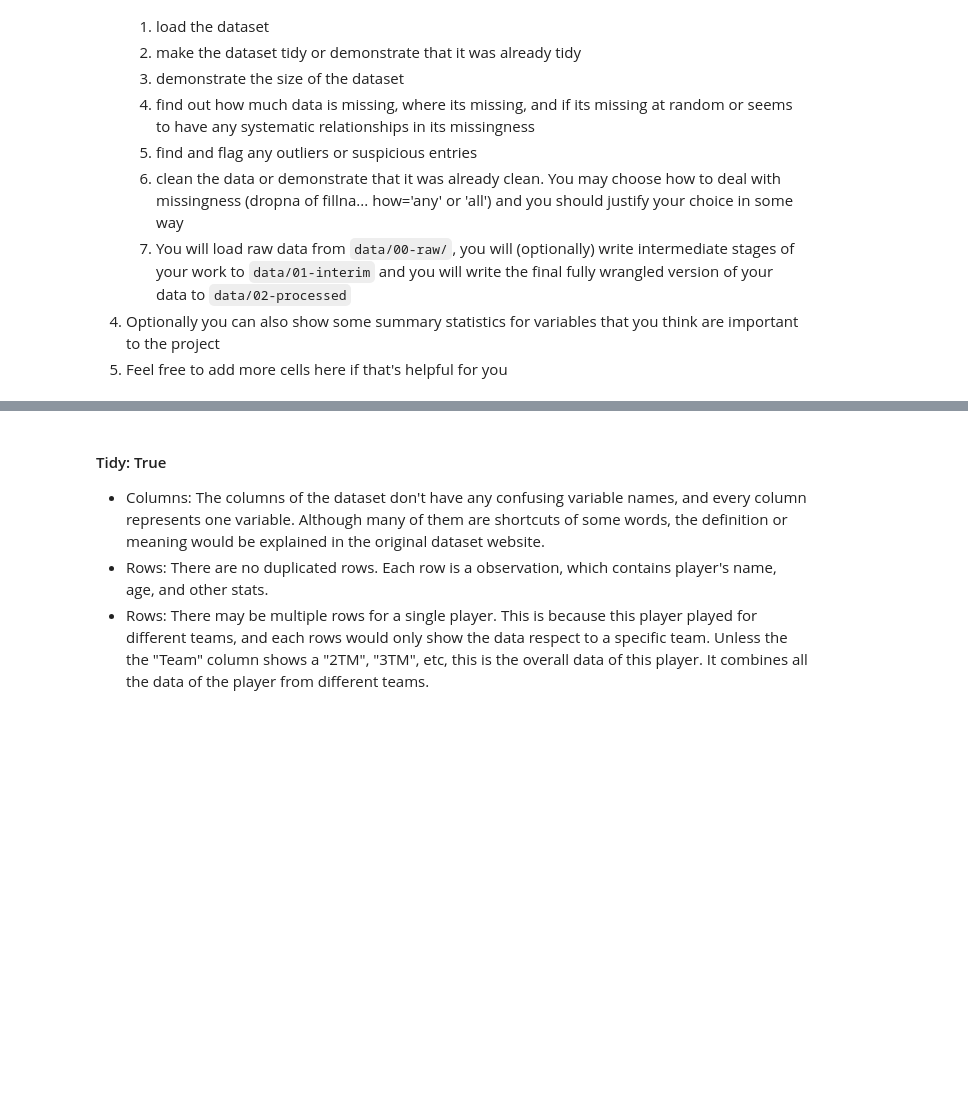
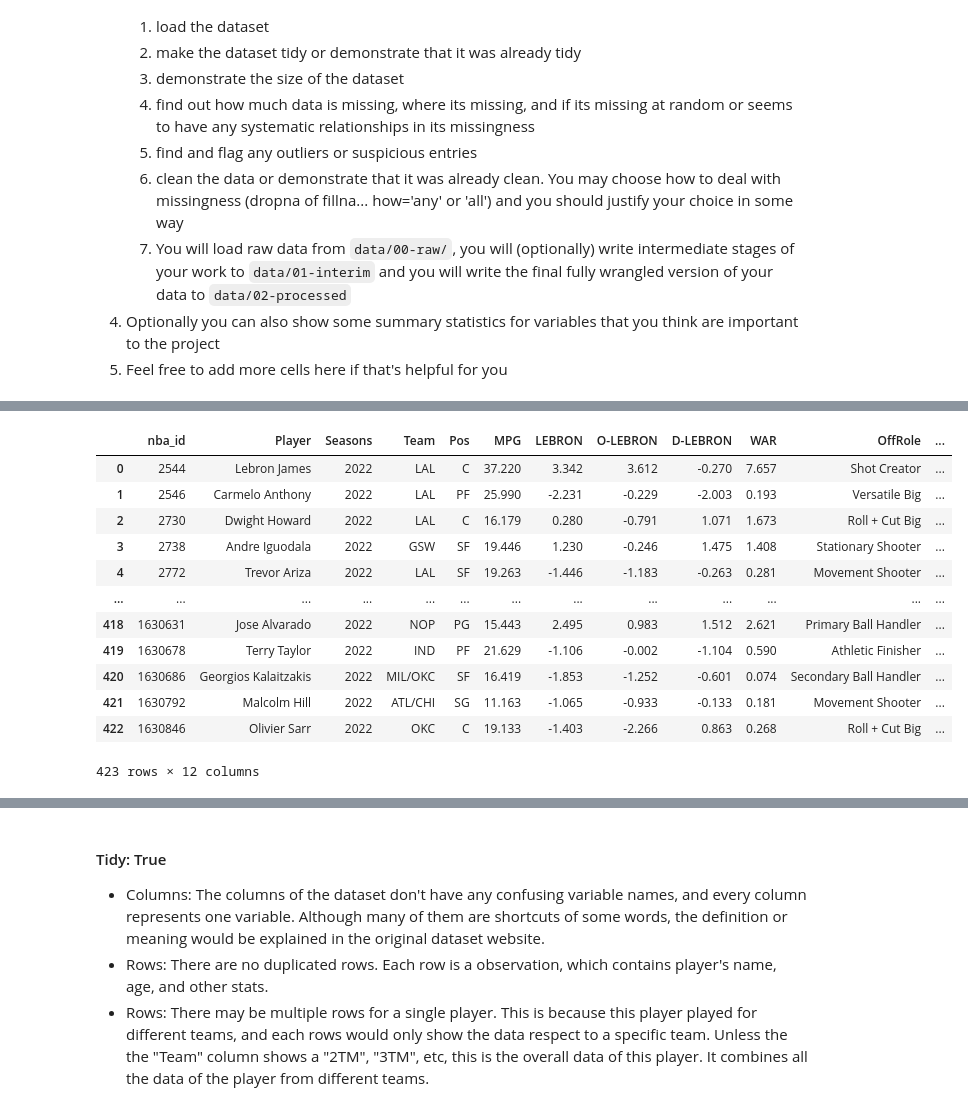
Before and after one commit to COGS108/Group135_WI26, a Jupyter notebook: 01-DataCheckpoint.ipynb, the cells around one changed output, grey strips where cells are left out. Drawn from its saved outputs; the diff is of its cells as text; code cells hidden in the pictures; blank space fills up the shorter version.

```diff
--- a/01-DataCheckpoint.ipynb
+++ b/01-DataCheckpoint.ipynb
@@ -150,0 +196,17 @@ Please note that you can always keep adding more datasets in the future if these
+# %%
+lebron_2022=pd.read_csv("data/00-raw/lebron_raw/lebron_2022.csv")
+lebron_2022 #the rest of the raw LEBRON data is in the path above
+# %% [output]
+|  | nba_id | Player | Seasons | Team | Pos | MPG | LEBRON | O-LEBRON | D-LEBRON | WAR | OffRole | ... |
+| 0 | 2544 | Lebron James | 2022 | LAL | C | 37.220 | 3.342 | 3.612 | -0.270 | 7.657 | Shot Creator | ... |
+| 1 | 2546 | Carmelo Anthony | 2022 | LAL | PF | 25.990 | -2.231 | -0.229 | -2.003 | 0.193 | Versatile Big | ... |
+| 2 | 2730 | Dwight Howard | 2022 | LAL | C | 16.179 | 0.280 | -0.791 | 1.071 | 1.673 | Roll + Cut Big | ... |
+| 3 | 2738 | Andre Iguodala | 2022 | GSW | SF | 19.446 | 1.230 | -0.246 | 1.475 | 1.408 | Stationary Shooter | ... |
+| 4 | 2772 | Trevor Ariza | 2022 | LAL | SF | 19.263 | -1.446 | -1.183 | -0.263 | 0.281 | Movement Shooter | ... |
+| ... | ... | ... | ... | ... | ... | ... | ... | ... | ... | ... | ... | ... |
+| 418 | 1630631 | Jose Alvarado | 2022 | NOP | PG | 15.443 | 2.495 | 0.983 | 1.512 | 2.621 | Primary Ball Handler | ... |
+| 419 | 1630678 | Terry Taylor | 2022 | IND | PF | 21.629 | -1.106 | -0.002 | -1.104 | 0.590 | Athletic Finisher | ... |
+| 420 | 1630686 | Georgios Kalaitzakis | 2022 | MIL/OKC | SF | 16.419 | -1.853 | -1.252 | -0.601 | 0.074 | Secondary Ball Handler | ... |
+| 421 | 1630792 | Malcolm Hill | 2022 | ATL/CHI | SG | 11.163 | -1.065 | -0.933 | -0.133 | 0.181 | Movement Shooter | ... |
+| 422 | 1630846 | Olivier Sarr | 2022 | OKC | C | 19.133 | -1.403 | -2.266 | 0.863 | 0.268 | Roll + Cut Big | ... |
+423 rows × 12 columns
```
Also changed, not shown: parts of 35 cells of this notebook, 1 other file.
